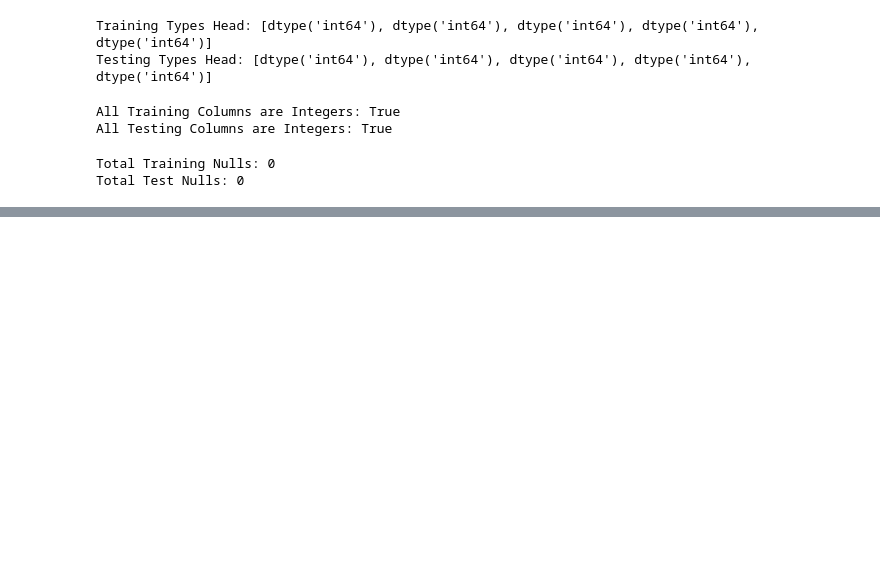
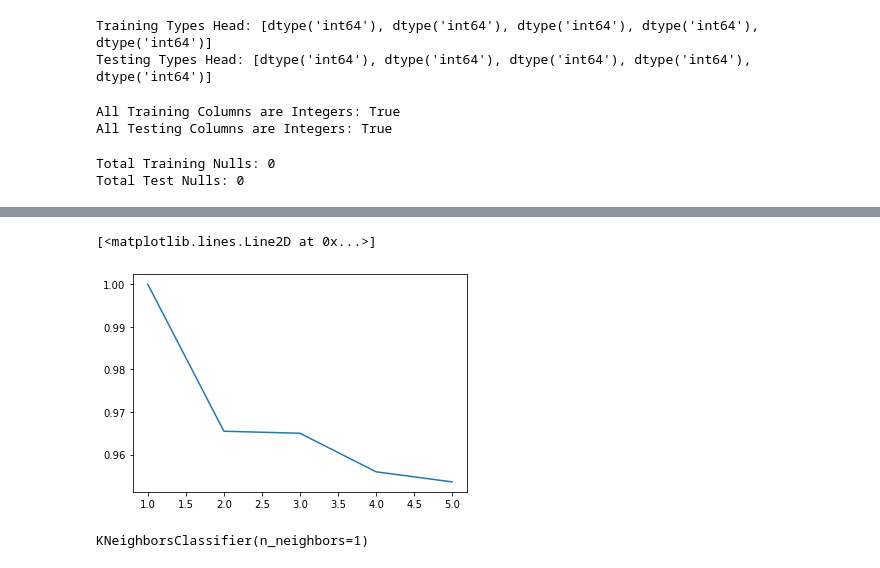
Before and after one commit to Tqkoyaki/DeepDigits, a Jupyter notebook: Final.ipynb, the cells around one changed output, grey strips where cells are left out. Drawn from its saved outputs; the diff is of its cells as text; code cells hidden in the pictures; blank space fills up the shorter version.

```diff
--- a/Final.ipynb
+++ b/Final.ipynb
@@ -119,0 +142,18 @@ plot = sns.barplot(x=list(train.label.value_counts().index), y=list(train.label.
+# %%
+from sklearn.model_selection import train_test_split
+from sklearn.metrics import classification_report
+from sklearn.linear_model import LogisticRegression
+from sklearn.metrics import accuracy_score
+#Prepare the training set
+
+# X = feature values, all the columns except the last column
+x = train_sample.iloc[:,train_sample.columns != "label"].values
+# y = target values, last column of the data frame
+y = train_sample[["label"]].values
+
+#Split the data into 80% training and 20% testing
+x_train, x_test, y_train, y_test = train_test_split(x, y, test_size=0.2, random_state=42)
+
+#Train the model
+model = LogisticRegression()
+model = model.fit(x_train, y_train) #Training the model
@@ -119,0 +168,32 @@ plot = sns.barplot(x=list(train.label.value_counts().index), y=list(train.label.
+# %%
+from random import sample
+#take a 10 percent random sample of training data
+train_sample = train.sample(frac=0.1, random_state=1)
+# %%
+from sklearn.neighbors import KNeighborsClassifier
+
+training_acc = []
+
+
+xTotal_train = train_sample.iloc[:,train_sample.columns != "label"].values
+yTotal_train = train_sample[["label"]].values
+# the training dataset
+
+#k nearest neighbor
+for k in range(5):
+    model = KNeighborsClassifier(n_neighbors = k+1)
+
+    model.fit(xTotal_train, yTotal_train)
+    train_score = model.score(xTotal_train, yTotal_train)
+
+    training_acc.append(train_score)
+# %%
+plt.plot([1,2,3,4,5], training_acc)
+# %% [output]
+[<matplotlib.lines.Line2D at 0x...>]
+[figure, added]
+# %%
+knearest = KNeighborsClassifier(n_neighbors=1)
+knearest.fit(x_train, y_train)
+# %% [output]
+KNeighborsClassifier(n_neighbors=1)
```
Also changed, not shown: parts of 8 cells of this notebook.
